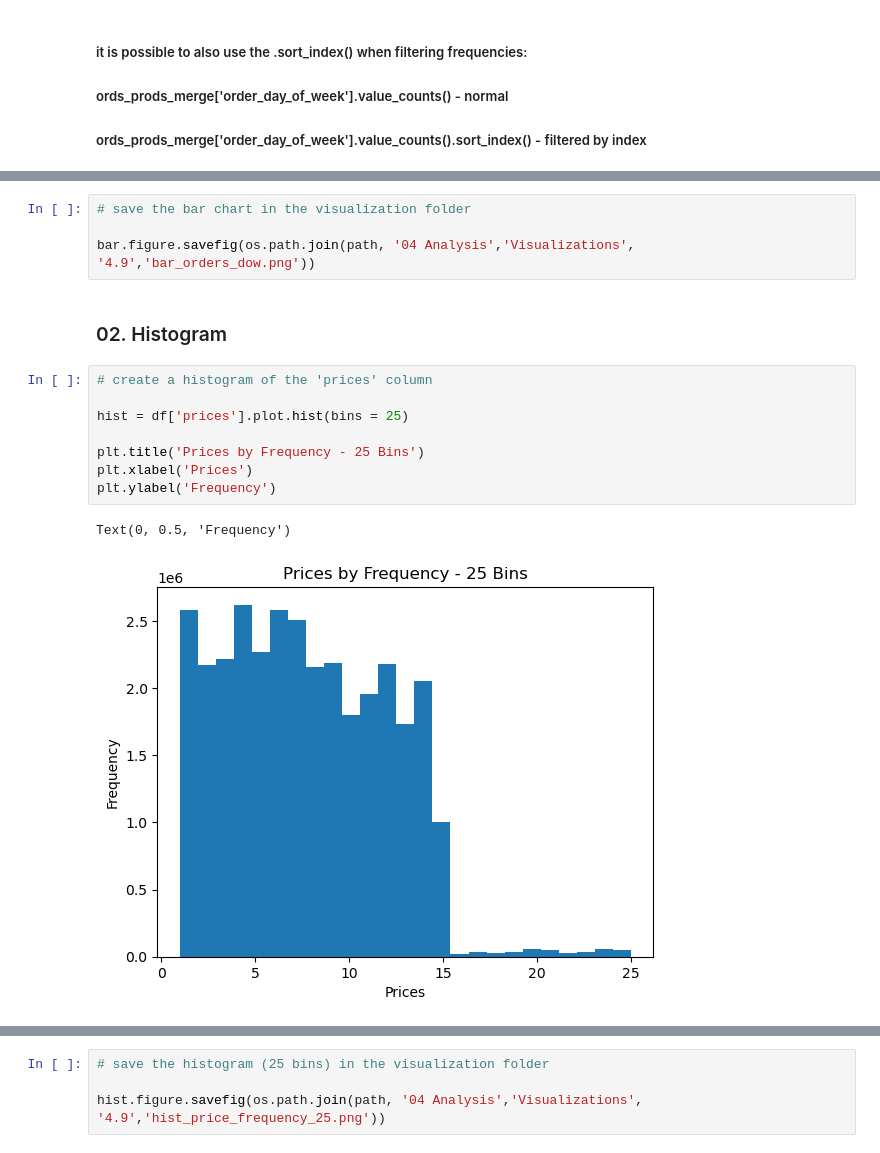
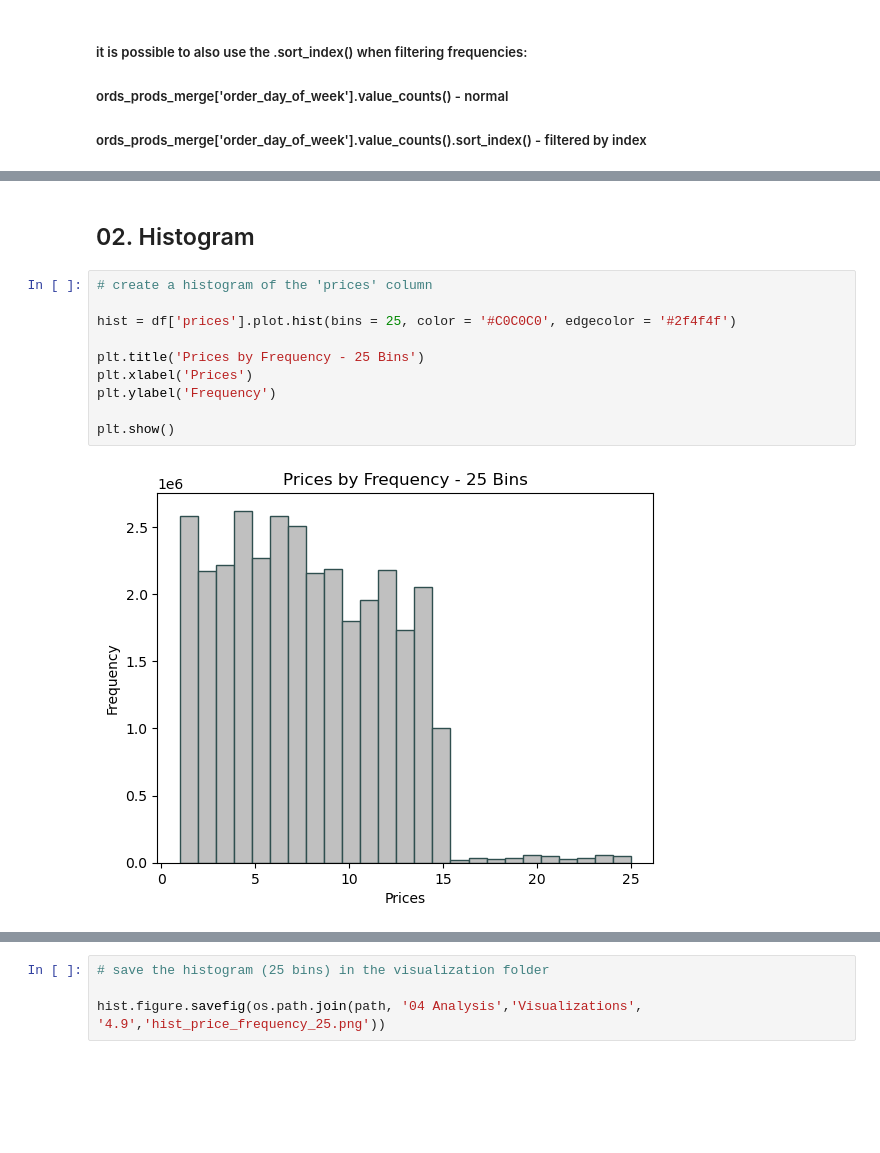
Before and after one commit to robcabr/Instacart_Analysis_Sales, a Jupyter notebook: Scripts/Data Visualization/Part 2 - Data Visualization with Python.ipynb, the cells around one changed output, grey strips where cells are left out. Drawn from its saved outputs; the diff is of its cells as text; blank space fills up the shorter version.

```diff
--- a/Scripts/Data Visualization/Part 2 - Data Visualization with Python.ipynb
+++ b/Scripts/Data Visualization/Part 2 - Data Visualization with Python.ipynb
@@ -81,18 +52,15 @@ bar.figure
-# %%
-# save the bar chart in the visualization folder
-
-bar.figure.savefig(os.path.join(path, '04 Analysis','Visualizations', '4.9','bar_orders_dow.png'))
 # %% [markdown]
-### 02. Histogram
+## 02. Histogram
 # %%
 # create a histogram of the 'prices' column
 
-hist = df['prices'].plot.hist(bins = 25)
+hist = df['prices'].plot.hist(bins = 25, color = '#C0C0C0', edgecolor = '#2f4f4f')
 
 plt.title('Prices by Frequency - 25 Bins')
 plt.xlabel('Prices')
 plt.ylabel('Frequency')
+
+plt.show()
 # %% [output]
-Text(0, 0.5, 'Frequency')
-[figure, old version]
+[figure, new version]
 # %%
```
Also changed, not shown: parts of 20 cells of this notebook, 14 other files.
